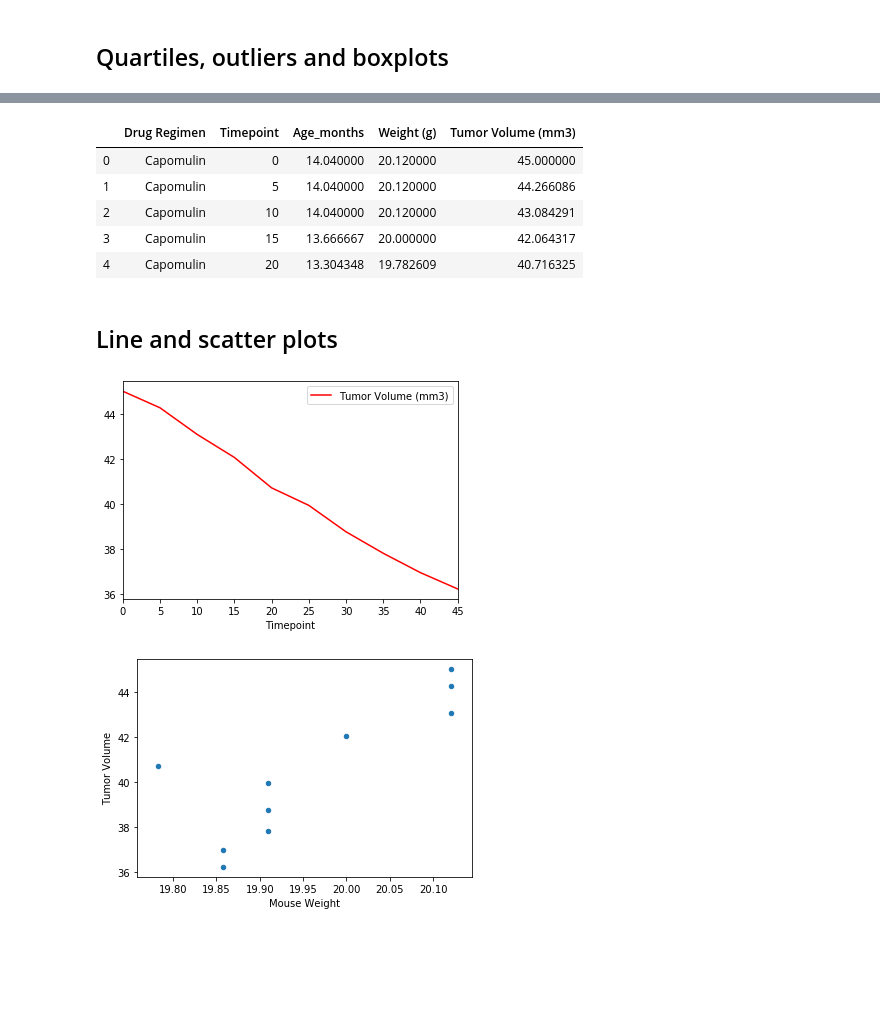
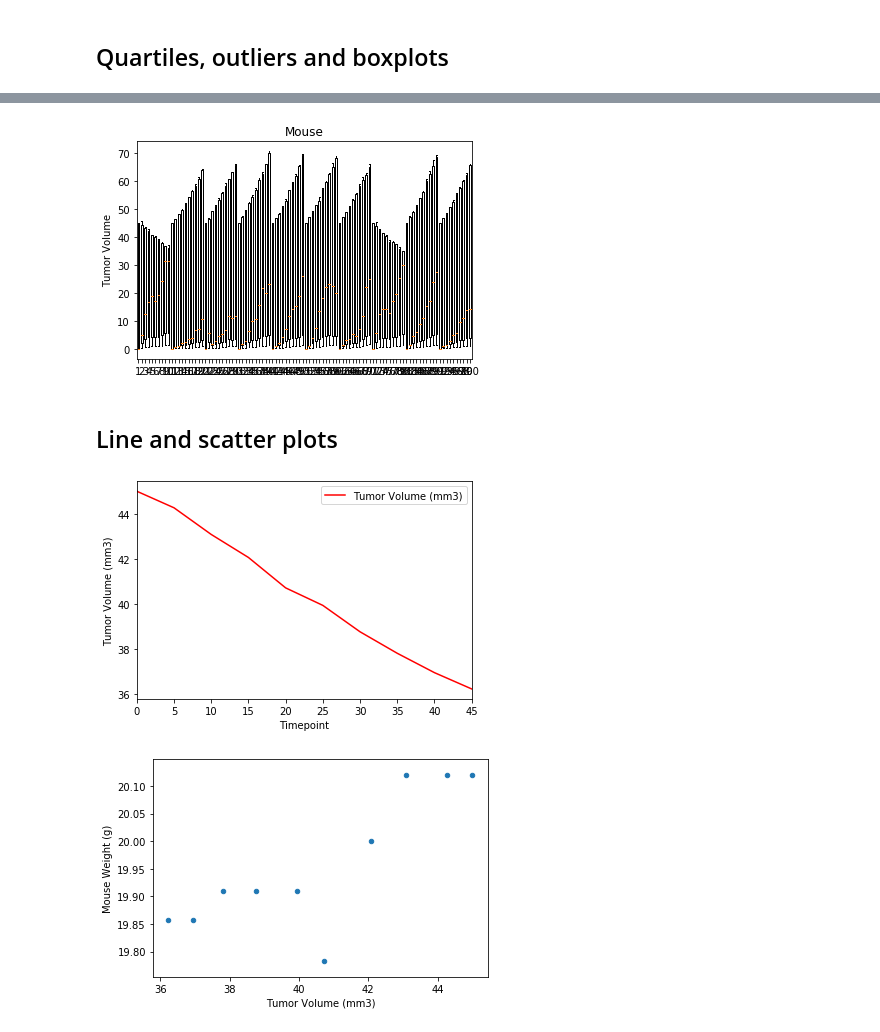
Before and after one commit to hiemolol/The-Power-of-Plots, a Jupyter notebook: pymaceuticals_starter.ipynb, the cells around one changed output, grey strips where cells are left out. Cells and saved outputs as stored; diff of their text form; code cells hidden in the pictures; blank space fills up the shorter version.

```diff
--- a/pymaceuticals_starter.ipynb
+++ b/pymaceuticals_starter.ipynb
@@ -110,18 +135,12 @@ plt.tight_layout()
 # %%
 # Generate a box plot of the final tumor volume of each mouse across four regimens of interest
-tumor = merge_df.drop(["Mouse ID", "Metastatic Sites"], axis =1)
-tumor_index= tumor.groupby(["Drug Regimen", "Timepoint"]).mean()
-tumor_index = tumor_index.reset_index()
-
-cap =tumor_index.loc[tumor_index["Drug Regimen"]=="Capomulin"]
-cap.head()
+fig1, ax1 = plt.subplots()
+ax1.set_title('Mouse')
+ax1.set_ylabel('Tumor Volume')
+ax1.boxplot(tumor_summary)
+plt.show()
 # %% [output]
-|  | Drug Regimen | Timepoint | Age_months | Weight (g) | Tumor Volume (mm3) |
-| 0 | Capomulin | 0 | 14.040000 | 20.120000 | 45.000000 |
-| 1 | Capomulin | 5 | 14.040000 | 20.120000 | 44.266086 |
-| 2 | Capomulin | 10 | 14.040000 | 20.120000 | 43.084291 |
-| 3 | Capomulin | 15 | 13.666667 | 20.000000 | 42.064317 |
-| 4 | Capomulin | 20 | 13.304348 | 19.782609 | 40.716325 |
+[figure, added]
 # %% [markdown]
 ## Line and scatter plots
 # %%
@@ -136,23 +155,24 @@ cap =tumor_index.loc[tumor_index["Drug Regimen"]=="Capomulin"]
 ax = plt.gca()
 
 cap.plot(kind='line',x="Timepoint",y="Tumor Volume (mm3)", color='red', ax=ax)
+plt.ylabel('Tumor Volume (mm3)')
 
 plt.show()
 # %% [output]
-[figure, old version]
+[figure, new version]
 # %%
 # Generate a scatter plot of mouse weight versus average tumor volume for the Capomulin regimen
 tumor = merge_df.drop(["Mouse ID", "Metastatic Sites"], axis =1)
 tumor_index= tumor.groupby(["Drug Regimen", "Timepoint"]).mean()
 tumor_index = tumor_index.reset_index()
 
 cap =tumor_index.loc[tumor_index["Drug Regimen"]=="Capomulin"]
 
-cap.plot.scatter(x = "Weight (g)",
-                 y = "Tumor Volume (mm3)")
+cap.plot.scatter(y = "Weight (g)",
+                 x = "Tumor Volume (mm3)")
 
-plt.xlabel("Mouse Weight")
-plt.ylabel("Tumor Volume")
+plt.ylabel("Mouse Weight (g)")
+plt.xlabel("Tumor Volume (mm3)")
 plt.show()
 # %% [output]
-[figure, old version]
+[figure, new version]
```
Also changed, not shown: parts of 5 cells of this notebook.
